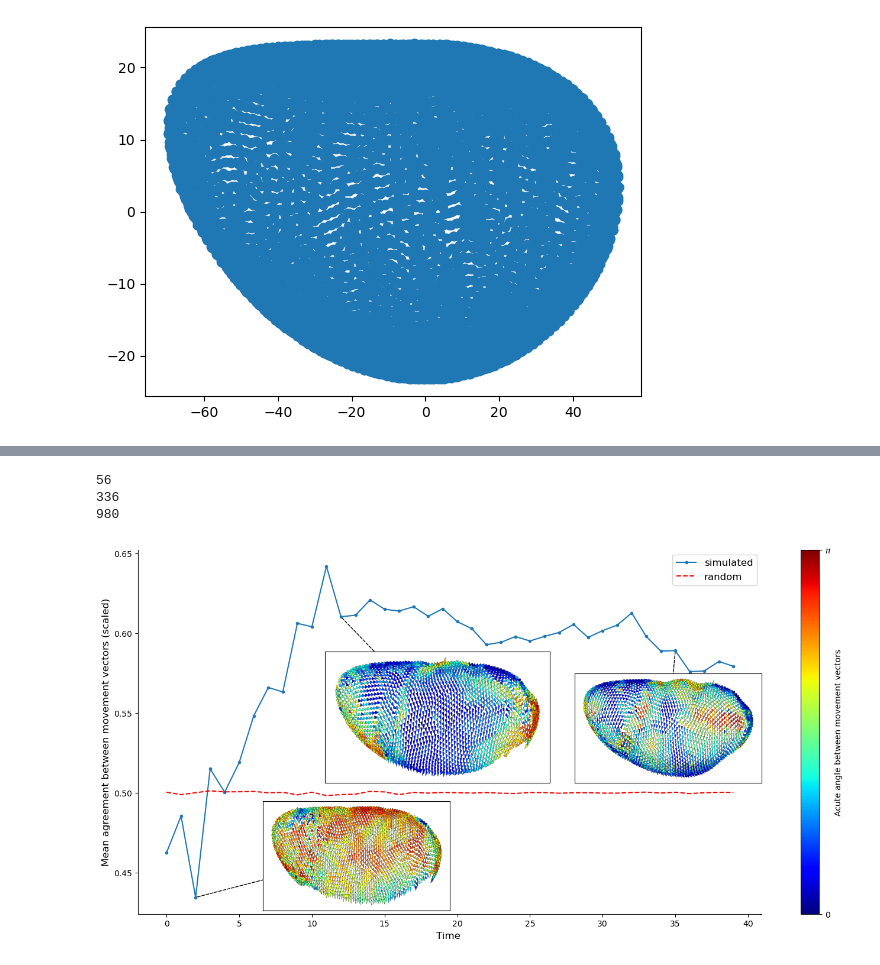
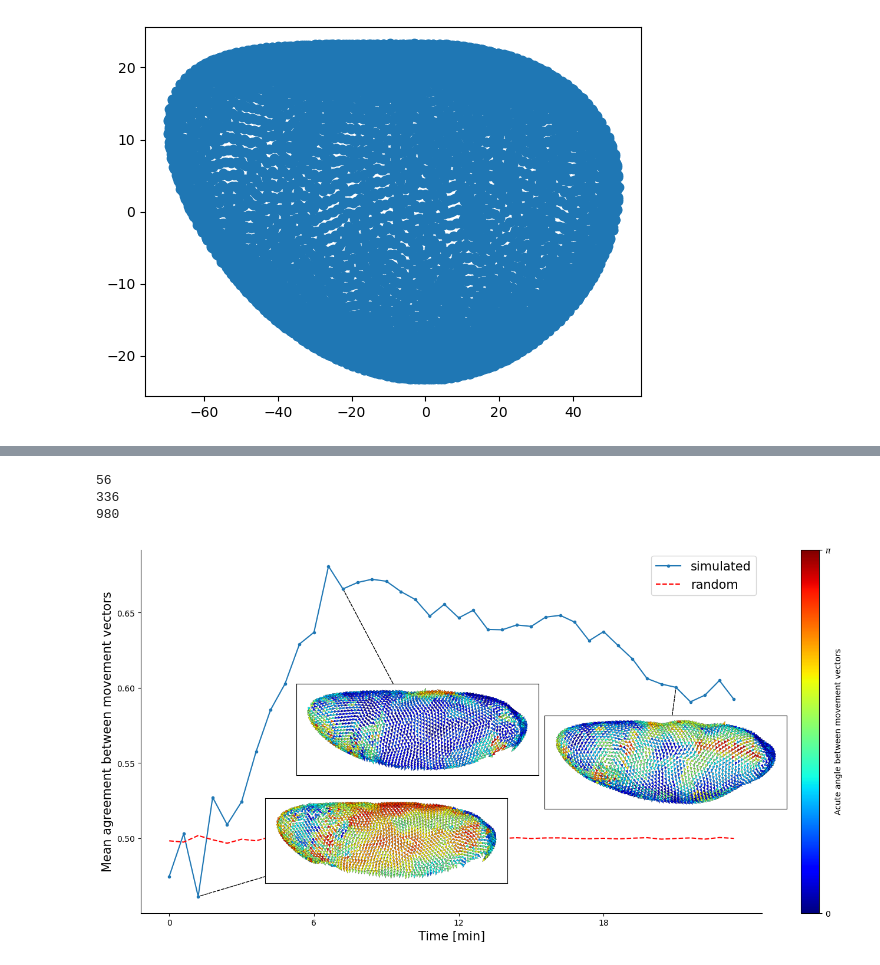
Before and after one commit to JakobSchauser/Thesis, a Jupyter notebook: CompareToData/Quiverplot/Quiverplot.ipynb, the cells around one changed output, grey strips where cells are left out. Saved outputs shown, nothing was run; the diff lists cells and outputs as text; code cells hidden in the pictures.

```diff
--- a/CompareToData/Quiverplot/Quiverplot.ipynb
+++ b/CompareToData/Quiverplot/Quiverplot.ipynb
@@ -288,8 +292,8 @@ np.save('avg_compared_dirs_normal.npy', avg_compared_dirs)
 # rech for random
 # 5000 random vectors
 
-random_angles = np.empty((len(iiis), 5000))
-for i in range(len(iiis)):
+random_angles = np.empty((len(overlaps), 5000))
+for i in range(len(overlaps)):
     iii = i*scale
     rand_dirs = np.random.rand(sim_dirs.shape[1], 3)*2. - 1.
     rand_dirs = rand_dirs/np.linalg.norm(rand_dirs, axis = 1)[:,None]
@@ -303,11 +307,13 @@ plt.scatter(sim_poss[0,:,0], sim_poss[0,:,2])
 <matplotlib.collections.PathCollection at 0x...>
 [figure]
 # %%
-overlaps = np.load('overlaps_normal.npy')
-avg_compared_dirs = np.load('avg_compared_dirs_normal.npy')
+# overlaps = np.load('overlaps_normal.npy')
+# avg_compared_dirs = np.load('avg_compared_dirs_normal.npy')
 # np.save('avg_compared_dirs_normal.npy', avg_compared_dirs)
 
 scale = int(sim_poss.shape[0]/100)
+# %%
+overlaps = np.load("C:/Users/jakob/Downloads/finale_normal.npy")
 # %%
 import numpy.ma as ma
 
@@ -334,8 +340,8 @@ def make_inset_plot(iii, ax):
 
     # ax.scatter(sim_poss[sim_t][:,0][sim_poss[sim_t][:,1]>0], sim_poss[sim_t][:,2][sim_poss[sim_t][:,1]>0], c = over[sim_poss[sim_t][:,1]>0], cmap = cmap, s = 20)
 
-    ax.text(-83,-10,"Simulation", rotation = 90, fontsize = 15)
-    ax.text(-83,-50,"Data", rotation = 90, fontsize = 15)
+    # ax.text(-83,-10,"Simulation", rotation = 90, fontsize = 15)
+    # ax.text(-83,-50,"Data", rotation = 90, fontsize = 15)
     for cell_id, (pos, dir, stasdir) in enumerate(zip(sim_poss[sim_t], sim_dirs[sim_t], avg_compared_dirs[stas_t])):
         xx, yy, zz = pos
 
@@ -353,8 +359,8 @@ def make_inset_plot(iii, ax):
         ax.arrow(pos[0], pos[2], dir[0]*0.1, dir[2]*0.1,  alpha = 1., head_width = 1.3, facecolor =  cmap(over[cell_id]/np.pi), edgecolor = "black", linewidth = 0.2)
         # make stream plot
 
-        px = -50
-        ax.arrow(pos[0], pos[2]+px, stasdir[0], stasdir[2], color = "black", alpha = 1., head_width = 0.7)
+        # px = -50
+        # ax.arrow(pos[0], pos[2]+px, stasdir[0], stasdir[2], color = "black", alpha = 1., head_width = 0.7)
 
     # ax.axis('off')
     ax.set_xticks([])
@@ -372,6 +378,7 @@ ax.set_aspect('equal', adjustable='box')
 
 cbar = make_inset_plot(25, ax)
 
-fig.colorbar(cbar,fraction=0.046, pad=0.04) #orientation = "horizontal")
+cbarr = fig.colorbar(cbar,fraction=0.046, pad=0.04, label = "Acute angle difference", ticks = [0,0.5,1.], ) #orientation = "horizontal")
+cbarr.ax.set_yticklabels(['$0$', '$\pi/2$', '$\pi$'])
 # %% [output]
 700
@@ -387,8 +410,10 @@ ax.plot(np.array(ymean), '.-', label = 'simulated')
 
 
 y = 1-np.array([np.mean(r[~np.isnan(r)]) for r in random_angles])/np.pi
+ystd = 1-np.array([np.std(r[~np.isnan(r)]) for r in random_angles])/np.pi
 
 ax.plot(y, color = 'red', linestyle = '--', label = 'random')
+# ax.fill_between(list(range(len(y))), y-ystd, y+ystd, color = 'red',)
 
 yerr = [np.std(r[~np.isnan(r)]) for r in random_angles]
 # plt.errorbar(list(range(len(y))), y, yerr = yerr, color = "red")
@@ -400,46 +425,52 @@ from matplotlib.patches import ConnectionPatch
 
 import seaborn as sns
 
-fontsize = 12
+fontsize = 15
 # sns.set_style('white')
 
-xposs = [0.2, 0.3, 0.7]
-yposs = [0.01, 0.36, 0.36]
-sizes = [1., 1.2, 1.]
+xposs = [0.2, 0.25, 0.65]
+yposs = [0.005, 0.31, 0.22]
+sizes = [1.3, 1.3, 1.3]
 for i in range(len([0, 10, 35])):
     iii = [2,12,35][i]
 
     axins = ax.inset_axes([xposs[i], yposs[i], 0.3*sizes[i], 0.3*sizes[i]],)
+    axins.set_aspect('equal', adjustable='box')
+
     colorbar = make_inset_plot(iii, axins)
     cp1 = ConnectionPatch(xyA=(0.5, 0.5), xyB=(iii,ymean[iii]), coordsA="axes fraction", coordsB="data",
                         axesA=axins, axesB=ax, color="black", linestyle='--')
     # cp2 = ConnectionPatch(xyA=(0.5, 0.5), xyB=(0.5, 0.5), coordsA="axes fraction", coordsB="axes fraction",
     #                     axesA=axins, axesB=ax, color="black", linestyle='--')
 
     ax.add_artist(cp1)
+
     # ax.add_artist(cp2)
 
 sns.despine()
 cbat = plt.colorbar(colorbar, ax = ax, label = 'Acute angle between movement vectors', )
 cbat.set_ticks([0, 1.])
 cbat.set_ticklabels(['0', '$\pi$'])
 
 # cbat.ax.set_yticklabels(['0', '$\pi/2$', '$\pi$'])
 # cbat.ax.set_label('Angle between movement vectors', size=fontsize)
 # cbat.ax.tick_params(labelsize=fontsize)
-plt.xlabel('Time ', fontsize = fontsize)
-plt.ylabel('Mean agreement between movement vectors (scaled)', fontsize = fontsize)
+
+plt.xticks([0, 10,20,30,], [0,6,12,18,])
+
+plt.xlabel('Time [min]', fontsize = fontsize)
+plt.ylabel('Mean agreement between movement vectors', fontsize = fontsize)
 plt.legend(fontsize = fontsize)
 
 
 # save as pdf
 plt.savefig('../../Figures/movement_vectors_normal.pdf', bbox_inches='tight')
 
 plt.show()
 # %% [output]
 56
 336
 980
-[figure, old version]
+[figure, new version]
 # %%
 matplotlib.rc_file_defaults()
```
Also changed, not shown: parts of 3 cells of this notebook, 15 other files.
